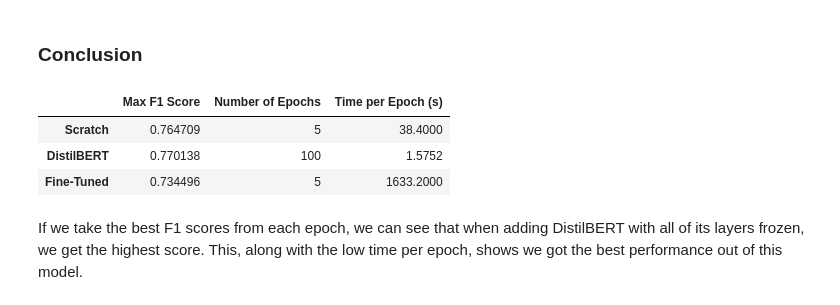
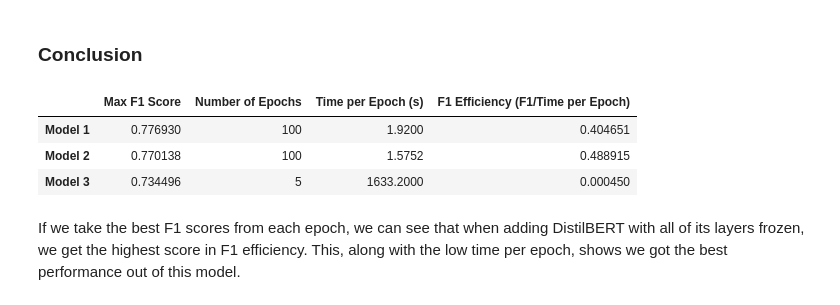
Before and after one commit to raneyoliver/CS8321Labs-public, a Jupyter notebook: lab2/lab2_sc0306 - Copy.ipynb, the cells around one changed output. Saved outputs shown, nothing was run; the diff lists cells and outputs as text; code cells hidden in the pictures.

```diff
--- a/lab2/lab2_sc0306 - Copy.ipynb
+++ b/lab2/lab2_sc0306 - Copy.ipynb
@@ -905,8 +905,8 @@ We will use the F1 scores of the scratch and transfer learning models to compare
 # %%
 import pandas as pd
 # %%
-top_history = pd.read_csv("base_model_training_history2bin.csv")
+top_history = pd.read_csv("sc_results_0307_base_model_training_history2bin.csv")
 transfer_history = pd.read_csv("distilbert_model_training_history.csv")
 
-time1 = 3*60 + 12    # Scratch
+time1 = 12*60 + 2.7    # Scratch
 time2 = 157.52  # DistilBERT
@@ -1160,31 +1133,35 @@ df1 = pd.DataFrame(top_history)
 df2 = pd.DataFrame(transfer_history)
 df3 = pd.DataFrame(fine_history)
 # %%
-# Calculate the metrics
+import pandas as pd
+
+# Assuming the rest of your setup from the previous code remains the same
+
+# Define the calculate_metrics function
 def calculate_metrics(df, total_time):
     max_f1_score = df['val_f1_m'].max()  # Assuming 'val_f1_m' is your validation F1 score column
     num_epochs = len(df)
     time_per_epoch = total_time / num_epochs
-    return max_f1_score, num_epochs, time_per_epoch
+    return max_f1_score, num_epochs, time_per_epoch, max_f1_score / time_per_epoch  # Added efficiency metric
 
 # Apply the function to each DataFrame
 metrics1 = calculate_metrics(df1, time1)
 metrics2 = calculate_metrics(df2, time2)
 metrics3 = calculate_metrics(df3, time3)
 
 # Compile the metrics into a new DataFrame for the summary
 summary_df = pd.DataFrame(
     [metrics1, metrics2, metrics3],
-    columns=['Max F1 Score', 'Number of Epochs', 'Time per Epoch (s)'],
-    index=['Scratch', 'DistilBERT', 'Fine-Tuned']
+    columns=['Max F1 Score', 'Number of Epochs', 'Time per Epoch (s)', 'F1 Efficiency (F1/Time per Epoch)'],
+    index=['Model 1', 'Model 2', 'Model 3']
 )
 
 # Display the summary table
 summary_df
 # %% [output]
-|  | Max F1 Score | Number of Epochs | Time per Epoch (s) |
-| Scratch | 0.764709 | 5 | 38.4000 |
-| DistilBERT | 0.770138 | 100 | 1.5752 |
-| Fine-Tuned | 0.734496 | 5 | 1633.2000 |
+|  | Max F1 Score | Number of Epochs | Time per Epoch (s) | F1 Efficiency (F1/Time per Epoch) |
+| Model 1 | 0.776930 | 100 | 1.9200 | 0.404651 |
+| Model 2 | 0.770138 | 100 | 1.5752 | 0.488915 |
+| Model 3 | 0.734496 | 5 | 1633.2000 | 0.000450 |
 # %% [markdown]
-If we take the best F1 scores from each epoch, we can see that when adding DistilBERT with all of its layers frozen, we get the highest score. This, along with the low time per epoch, shows we got the best performance out of this model.
+If we take the best F1 scores from each epoch, we can see that when adding DistilBERT with all of its layers frozen, we get the highest score in F1 efficiency. This, along with the low time per epoch, shows we got the best performance out of this model.
```
Also changed, not shown: parts of 17 cells of this notebook.
